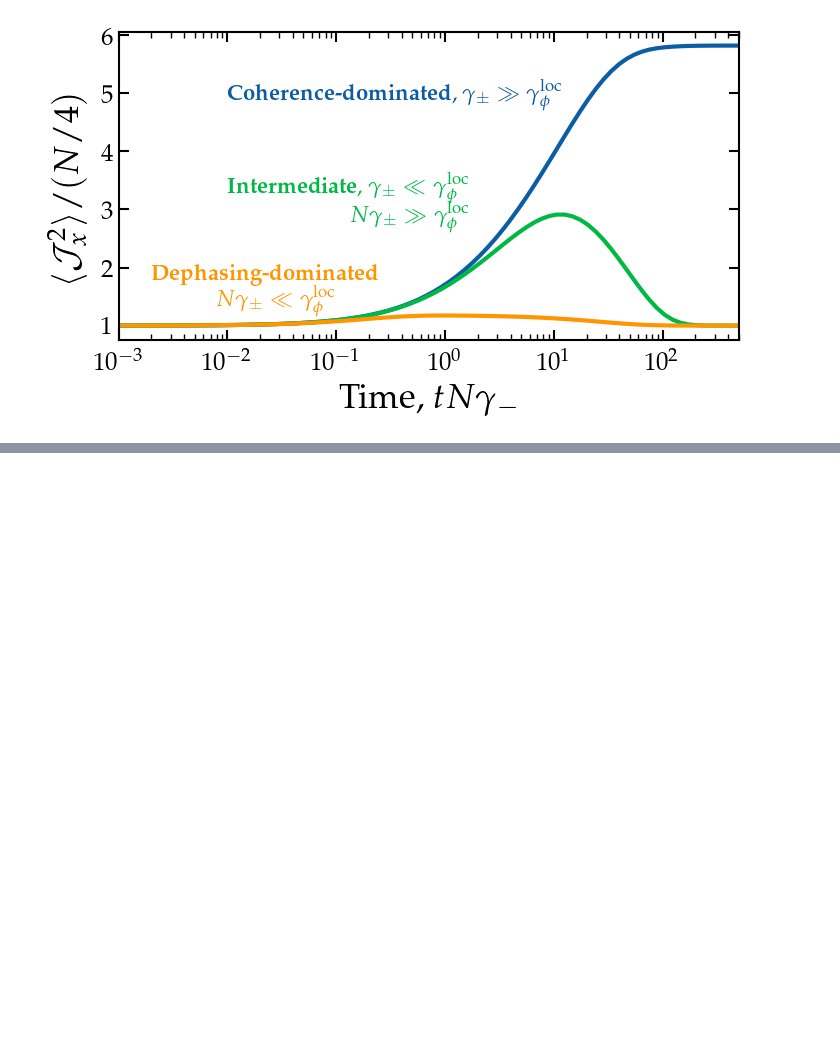
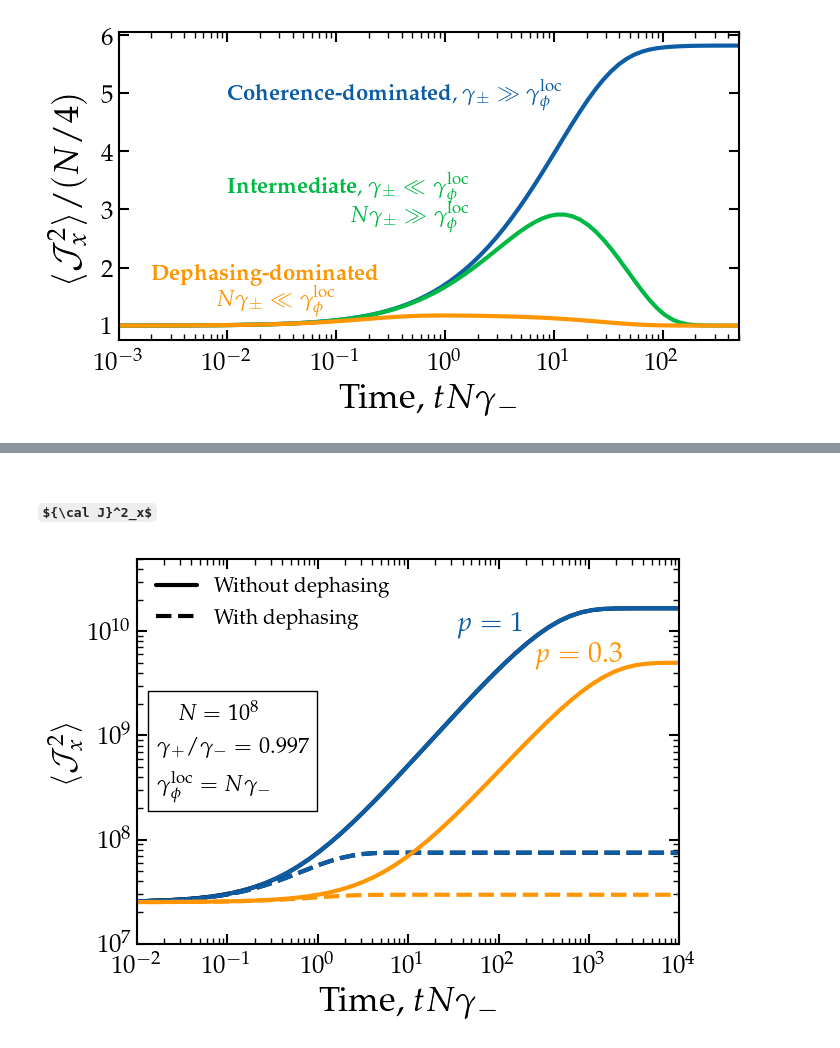
Before and after one commit to gpierobon/pyOpenNu, a Jupyter notebook: notebooks/Solutions.ipynb, the cells around one changed output, grey strips where cells are left out. Cells and saved outputs as stored; diff of their text form; code cells hidden in the pictures; some formulas as TeX source; blank space fills up the shorter version.

```diff
--- a/notebooks/Solutions.ipynb
+++ b/notebooks/Solutions.ipynb
@@ -90,0 +282,49 @@ plt.show()
+# %% [markdown]
+## ${\cal J}^2_x$
+# %%
+fig, ax = plt.subplots(figsize=(7,5))
+
+gpr = 0.997
+
+norm = 1
+
+pi = 1; de= 0
+t2, j2, _, _ = on.solvex(N, gp_ratio=gpr, gd_ratio=N*de, p_init=pi, ti=1e-20,)
+ax.loglog(t2, j2/norm, c='k', label=r'Without dephasing')
+ax.loglog(t2, j2/norm, c='C0')#, label=r'$p=%.1f, ~\gamma^{\rm loc}_{\phi}=0$'%(pi))
+
+pi = 1; de= 1
+t2, j2, _, _ = on.solvex(N, gp_ratio=gpr, gd_ratio=N*de, p_init=pi, ti=1e-20,)
+ax.loglog(t2, j2/norm, c='k', label=r'With dephasing', ls='--')
+ax.loglog(t2, j2/norm, c='C0', ls = '--')#, label=r'$p=%.1f, ~\gamma^{\rm loc}_{\phi}=N\gamma_-$'%(pi))
+
+pi = 0.3; de= 0
+t2, j2, _, _ = on.solvex(N, gp_ratio=gpr, gd_ratio=N*de, p_init=pi, ti=1e-20,)
+ax.loglog(t2, j2/norm, c='C2')#, label=r'$p=%.1f, ~\gamma^{\rm loc}_{\phi}=0$'%(pi))
+
+pi = 0.3; de= 1
+t2, j2, _, _ = on.solvex(N, gp_ratio=gpr, gd_ratio=N*de, p_init=pi, ti=1e-20,)
+ax.loglog(t2, j2/norm, c='C2', ls='--')#, label=r'$p=%.1f, ~\gamma^{\rm loc}_{\phi}=N\gamma_-$'%(pi))
+
+gamma = 0.997
+text_box = AnchoredText(
+    r"$N=10^8$\\~\\~~$\gamma_+/\gamma_-=0.997$~\\~\\~~$\gamma^{\rm loc}_\phi=N\gamma_-$",
+    loc='center left',
+    frameon=True,
+    prop=dict(size=16)
+)
+ax.add_artist(text_box)
+
+plt.text(35, 1e10, r'$p=1$', c='C0')
+plt.text(250, 5e9,  r'$p=0.3$', c='C2')
+
+ax.set_xlim(1e-2, 1e4)
+ax.set_ylim(1e7,5e10)
+ax.loglog(t2, t2/t2, c='k', ls='--', lw=1)
+ax.set_xlabel(r'Time, $tN\gamma_-$', fontsize=25)
+ax.set_ylabel(r'$\langle {\cal J}_x^2\rangle$', fontsize=22)
+ax.legend()
+plt.show()
+#fig.savefig(main_dir+'plots/jx2_t.pdf', bbox_inches='tight')
+# %% [output]
+[figure, added]
```
Also changed, not shown: parts of 29 cells of this notebook, 6 other files.
